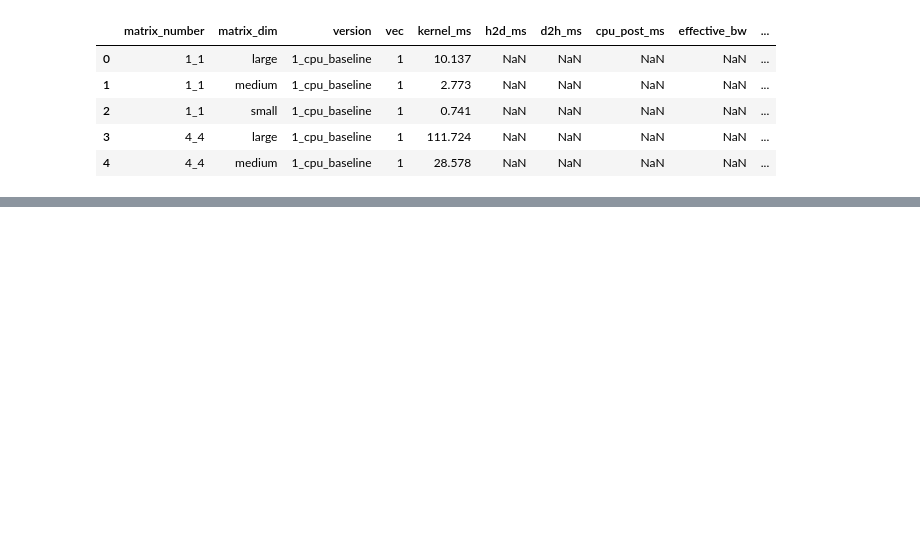
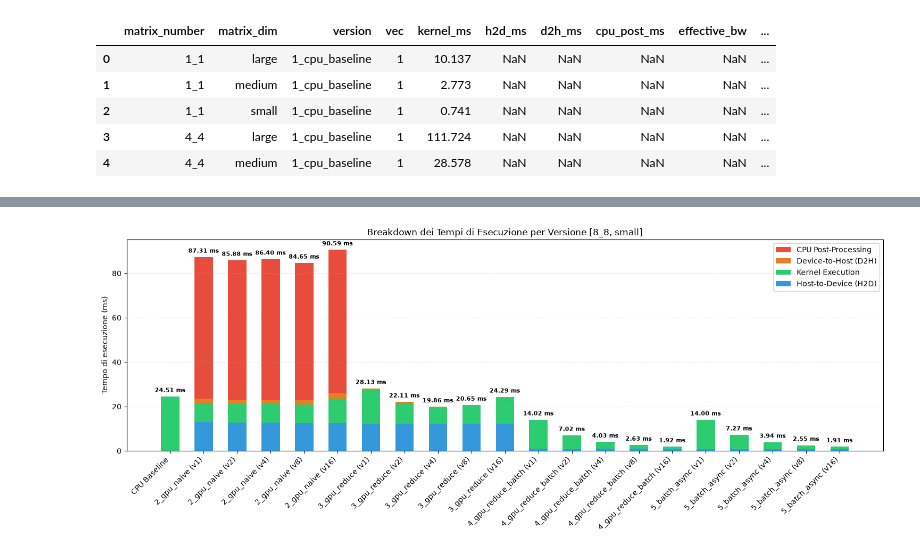
Before and after one commit to fragreco04/habitat_flow_overlap_GPU, a Jupyter notebook: notebooks/analisi.ipynb, the cells around one changed output, grey strips where cells are left out. Cells and saved outputs as stored; diff of their text form; code cells hidden in the pictures; blank space fills up the shorter version.

```diff
--- a/notebooks/analisi.ipynb
+++ b/notebooks/analisi.ipynb
@@ -428,0 +435,4 @@ plot_gpu_bandwidth(df_best, "8_8", "large", peak_memory_bw)
+# %%
+plot_time_breakdown(df_best, "8_8", "small")
+# %% [output]
+[figure, added]
```
Also changed, not shown: parts of 11 cells of this notebook, 19 other files.
